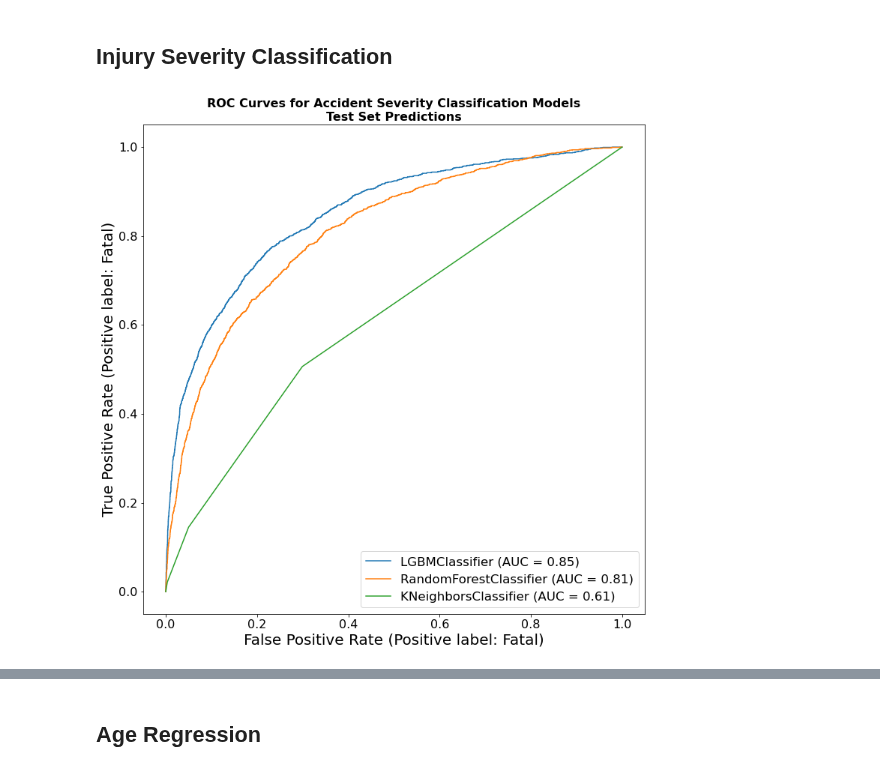
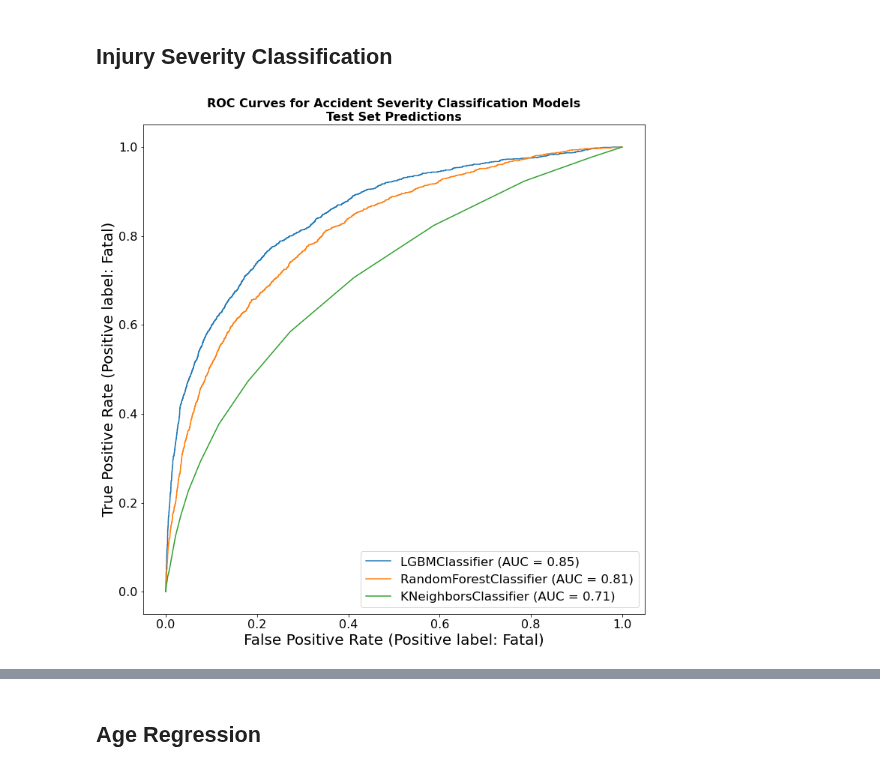
Before and after one commit to BradenAnderson/Accident_Severity_Prediction, a Jupyter notebook: HienEDIT_AndersonLamWeeda_Lab2_Draft.ipynb, the cells around one changed output, grey strips where cells are left out. Saved outputs shown, nothing was run; the diff lists cells and outputs as text; code cells hidden in the pictures.

```diff
--- a/HienEDIT_AndersonLamWeeda_Lab2_Draft.ipynb
+++ b/HienEDIT_AndersonLamWeeda_Lab2_Draft.ipynb
@@ -1116,3 +1136,10 @@ test_imputed_df = test_encoded_df.drop(columns="trav_sp")
+# %%
+# Remove maxsev_imname from all dataframes
+df.drop(columns="maxsev_imname", inplace=True)
+
+# Dropping the Non-Imputed versions of travel speed, now that imputation has been performed
+train_imputed_df = train_encoded_df.drop(columns=["trav_sp", "maxsev_imname"])
+test_imputed_df = test_encoded_df.drop(columns=["trav_sp", "maxsev_imname"])
 # %% [markdown]
 #### Scaling travel speed
 # %%
@@ -1534,10 +1561,12 @@ Words
 # %% [markdown]
 ### LightGBM for Classification
 # %%
+%%time
+
 # Split the train set into X and y
 # The extra .rename() is only because LightGBM didn't like some of the characters in the column names. (brackets)
 # https://stackoverflow.com/questions/60582050/lightgbmerror-do-not-support-special-json-characters-in-feature-name-the-same
-X = train_pp_df.rename(columns = lambda x:re.sub('[^A-Za-z0-9_]+', '', x)).drop(columns=["maxsev_binned", "maxsev_imname"])
+X = train_pp_df.rename(columns = lambda x:re.sub('[^A-Za-z0-9_]+', '', x)).drop(columns=["maxsev_binned"])
 y = train_pp_df.loc[:, "maxsev_binned"]
 
 param_distributions = {'num_leaves':[21, 26, 31, 36, 41],
@@ -1580,7 +1611,9 @@ lgbm_rs_severity_df.head()
 # %% [markdown]
 ### Random Forest for Classification
 # %%
-X = train_pp_df.drop(columns=["maxsev_binned", "maxsev_imname"])
+%%time
+
+X = train_pp_df.drop(columns=["maxsev_binned"])
 y = train_pp_df.loc[:, "maxsev_binned"]
 
 param_distributions = {'n_estimators':[num_trees for num_trees in range(100, 300)],
@@ -1624,10 +1659,13 @@ rf_rs_severity_df.head()
 # %% [markdown]
 ### kNN for Classification
 # %%
-X = train_pp_df.drop(columns=["maxsev_binned", "maxsev_imname"])
+%%time
+
+X = train_pp_df.drop(columns=["maxsev_binned"])
 y = train_pp_df.loc[:, "maxsev_binned"]
 
-param_distributions = {'n_neighbors':[num_neighbors for num_neighbors in range(3, 101)]}
+# Search Odd values of K between 3 and 101
+param_distributions = {'n_neighbors':[num_neighbors for num_neighbors in range(3, 102) if num_neighbors % 2 != 0]}
 
 rs_severity_knn_clf = RandomizedSearchCV(estimator=KNeighborsClassifier(),
                                       param_distributions=param_distributions,
@@ -1823,33 +1865,33 @@ ax.set_title("Confusion Matrix for KNN Accident Severity Classifier\nTest Set Pr
 ## Injury Severity Classification
 # %%
 # Split the test data into X and y
-X = test_pp_df.drop(columns=["maxsev_binned", "maxsev_imname"])
+X = test_pp_df.drop(columns=["maxsev_binned"])
 y = test_pp_df.loc[:, "maxsev_binned"]
 
 
 # Setup the axis
 fig, ax = plt.subplots(nrows=1, ncols=1, figsize=(12,12), squeeze=True)
 
 # Plot the ROC Curve for the LGBM Classifier
 RocCurveDisplay.from_estimator(estimator=rs_severity_lgbm_clf.best_estimator_,
                                       X=X,
                                       y=y,
                                       ax=ax, pos_label="Fatal")
 
 # Plot the ROC Curve for the RF Classifier
 RocCurveDisplay.from_estimator(estimator=rs_severity_rf_clf.best_estimator_,
                                       X=X,
                                       y=y,
                                       ax=ax, pos_label="Fatal")
 
 # Plot the ROC Curve for the KNN Classifier
 RocCurveDisplay.from_estimator(estimator=rs_severity_knn_clf.best_estimator_,
                                       X=X,
                                       y=y,
                                       ax=ax, pos_label="Fatal")
 
 ax.tick_params(axis='both', labelsize=16)
 ax.legend(fontsize="small")
 ax.set_title("ROC Curves for Accident Severity Classification Models\nTest Set Predictions", size=16, weight=1_000);
 # %% [output]
-[figure, old version]
+[figure, new version]
```
Also changed, not shown: parts of 27 cells of this notebook.
